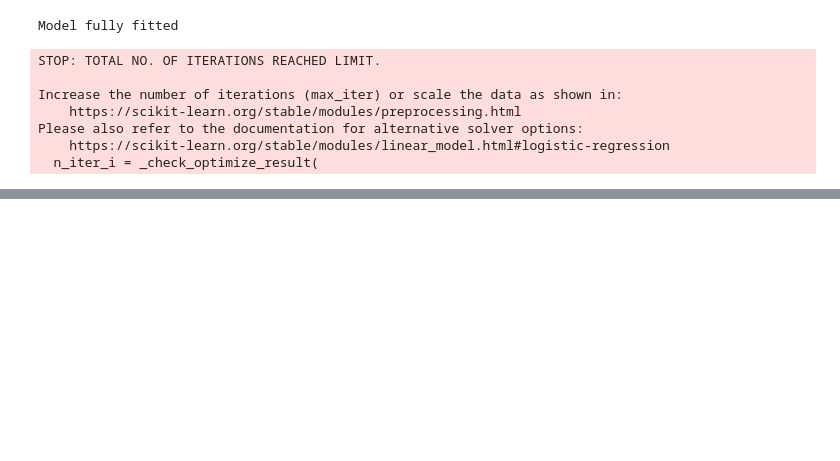
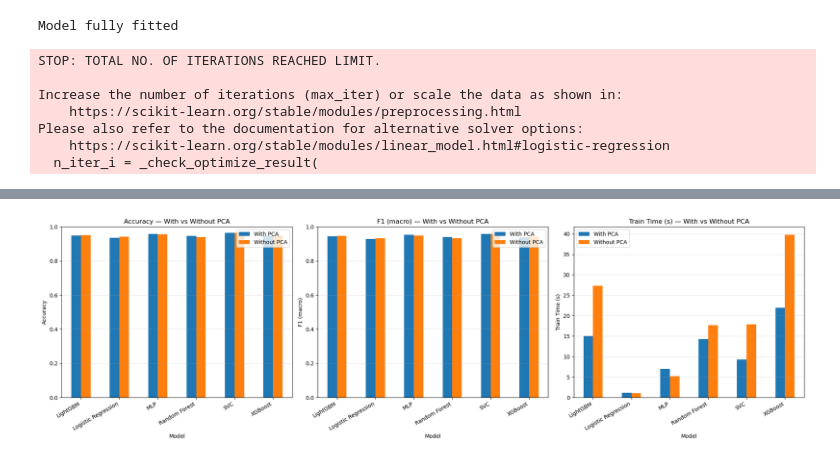
Before and after one commit to Nello-pn/trashCLIP, a Jupyter notebook: CLIP_RealWaste.ipynb, the cells around one changed output, grey strips where cells are left out. Saved outputs shown, nothing was run; the diff lists cells and outputs as text; code cells hidden in the pictures; blank space fills up the shorter version.

```diff
--- a/CLIP_RealWaste.ipynb
+++ b/CLIP_RealWaste.ipynb
@@ -86,8 +36,0 @@ Number of images: 8162
-# %%
-# Load CLIP processor and model
-from transformers import CLIPProcessor, CLIPModel
-
-device = 'cuda' if torch.cuda.is_available() else 'cpu'
-
-processor = CLIPProcessor.from_pretrained("openai/clip-vit-base-patch32")
-model = CLIPModel.from_pretrained("openai/clip-vit-base-patch32").to(device)
@@ -223,0 +359,20 @@ weighted avg       0.92      0.93      0.92      1600
+# %%
+metrics_to_plot = ["Accuracy", "F1 (macro)", "Train Time (s)"]
+
+fig, axes = plt.subplots(1, len(metrics_to_plot), figsize=(20, 6))
+
+for ax, metric in zip(axes, metrics_to_plot):
+    pivot = results_df.pivot(index="Model", columns="Features", values=metric)
+    pivot.plot(kind="bar", ax=ax)
+    ax.set_title(f"{metric} \u2014 With vs Without PCA")
+    ax.set_ylabel(metric)
+    if metric != "Train Time (s)":
+        ax.set_ylim(0, 1)
+    ax.legend(title="")
+    ax.grid(axis='y', alpha=0.3)
+    plt.setp(ax.get_xticklabels(), rotation=30, ha='right')
+
+plt.tight_layout()
+plt.show()
+# %% [output]
+[figure, added]
```
Also changed, not shown: parts of 22 cells of this notebook.
